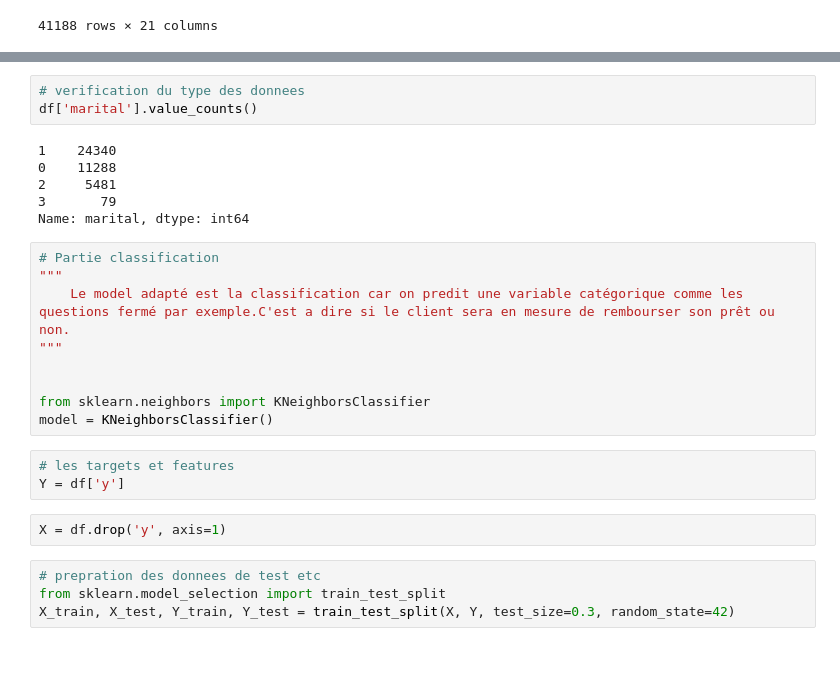
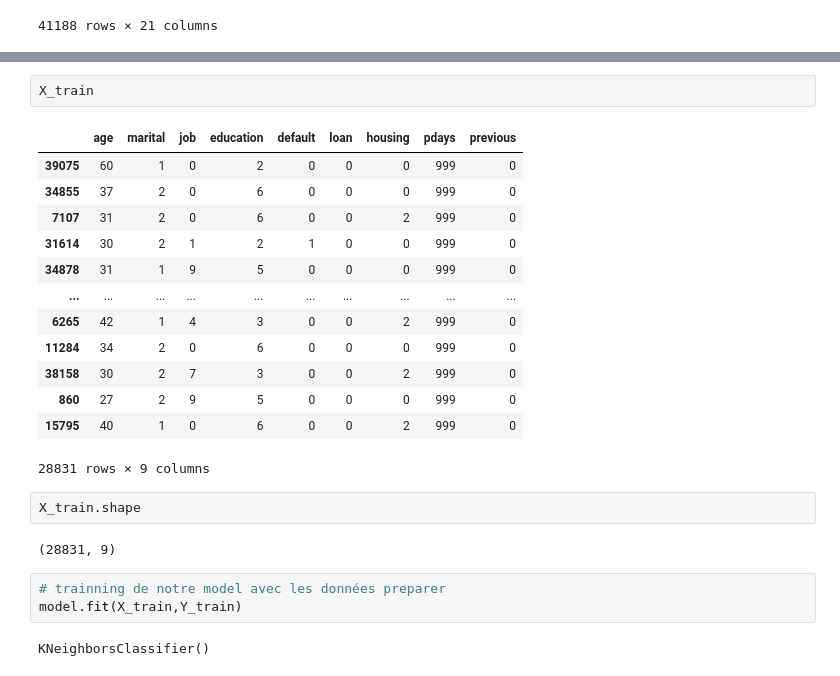
Before and after one commit to nouha404/bad_good_customer, a Jupyter notebook: Big Exam.ipynb, the cells around one changed output, grey strips where cells are left out. Saved outputs shown, nothing was run; the diff lists cells and outputs as text.

```diff
--- a/Big Exam.ipynb
+++ b/Big Exam.ipynb
@@ -84,27 +117,25 @@ Name: marital, dtype: int64
+# %%
+X_train
+# %% [output]
+|  | age | marital | job | education | default | loan | housing | pdays | previous |
+| 39075 | 60 | 1 | 0 | 2 | 0 | 0 | 0 | 999 | 0 |
+| 34855 | 37 | 2 | 0 | 6 | 0 | 0 | 0 | 999 | 0 |
+| 7107 | 31 | 2 | 0 | 6 | 0 | 0 | 2 | 999 | 0 |
+| 31614 | 30 | 2 | 1 | 2 | 1 | 0 | 0 | 999 | 0 |
+| 34878 | 31 | 1 | 9 | 5 | 0 | 0 | 0 | 999 | 0 |
+| ... | ... | ... | ... | ... | ... | ... | ... | ... | ... |
+| 6265 | 42 | 1 | 4 | 3 | 0 | 0 | 2 | 999 | 0 |
+| 11284 | 34 | 2 | 0 | 6 | 0 | 0 | 0 | 999 | 0 |
+| 38158 | 30 | 2 | 7 | 3 | 0 | 0 | 2 | 999 | 0 |
+| 860 | 27 | 2 | 9 | 5 | 0 | 0 | 0 | 999 | 0 |
+| 15795 | 40 | 1 | 0 | 6 | 0 | 0 | 2 | 999 | 0 |
+28831 rows × 9 columns
 # %%
-# verification du type des donnees
-df['marital'].value_counts()
+X_train.shape
 # %% [output]
-1    24340
-0    11288
-2     5481
-3       79
-Name: marital, dtype: int64
+(28831, 9)
-# %%
-# Partie classification
-"""
-    Le model adapté est la classification car on predit une variable catégorique comme les questions fermé par exemple.C'est a dire si le client sera en mesure de rembourser son prêt ou non.
-"""
-
-
-from sklearn.neighbors import KNeighborsClassifier
-model = KNeighborsClassifier()
-# %%
-# les targets et features
-Y = df['y']
 # %%
-X = df.drop('y', axis=1)
+# trainning de notre model avec les données preparer
+model.fit(X_train,Y_train)
+# %% [output]
+KNeighborsClassifier()
-# %%
-# prepration des donnees de test etc
-from sklearn.model_selection import train_test_split
-X_train, X_test, Y_train, Y_test = train_test_split(X, Y, test_size=0.3, random_state=42)
```
Also changed, not shown: parts of 27 cells of this notebook, 1 other file.
